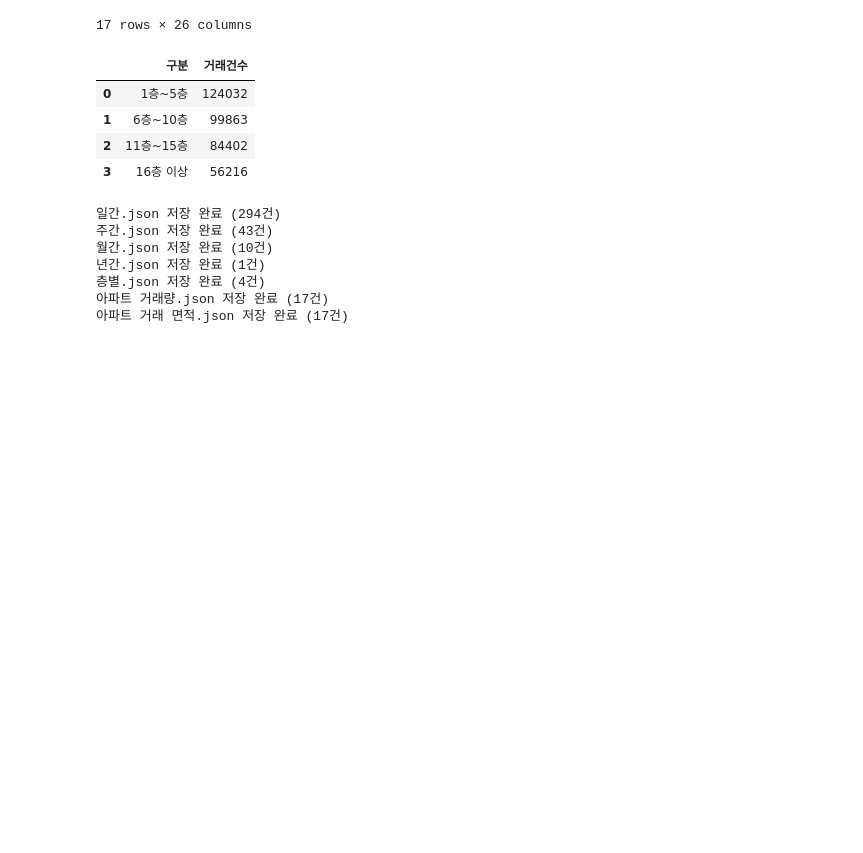
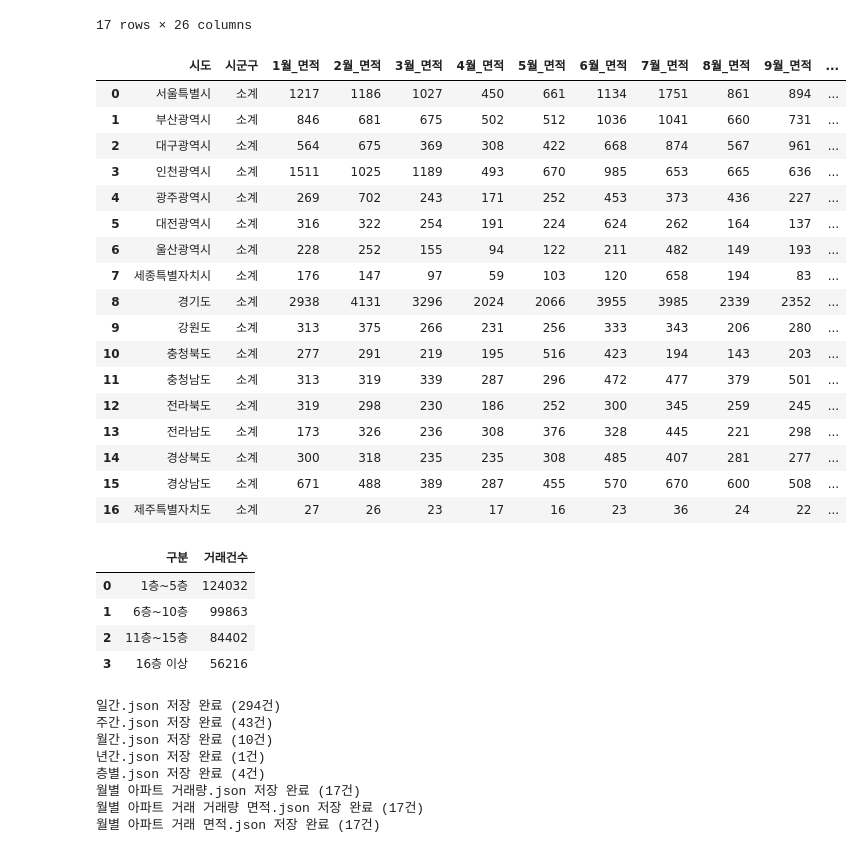
Before and after one commit to 2025-DongA-1/data-home, a Jupyter notebook: py/tojson.ipynb, the cells around one changed output. Saved outputs shown, nothing was run; the diff lists cells and outputs as text; code cells hidden in the pictures; blank space fills up the shorter version.

```diff
--- a/py/tojson.ipynb
+++ b/py/tojson.ipynb
@@ -77,6 +98,28 @@ monthly_area_result
 | 15 | 경상남도 | 소계 | 8962 | 671 | 7322 | 488 | 5464 | 389 | 4040 | 287 | ... | ... |
 | 16 | 제주특별자치도 | 소계 | 415 | 27 | 366 | 26 | 333 | 23 | 247 | 17 | ... | ... |
 17 rows × 26 columns
+# %%
+monthly_area_r_result = monthly_area_result.loc[:,['시도','시군구','1월_면적','2월_면적','3월_면적','4월_면적','5월_면적','6월_면적','7월_면적','8월_면적','9월_면적','10월_면적','11월_면적','12월_면적']]
+monthly_area_r_result
+# %% [output]
+|  | 시도 | 시군구 | 1월_면적 | 2월_면적 | 3월_면적 | 4월_면적 | 5월_면적 | 6월_면적 | 7월_면적 | 8월_면적 | 9월_면적 | ... |
+| 0 | 서울특별시 | 소계 | 1217 | 1186 | 1027 | 450 | 661 | 1134 | 1751 | 861 | 894 | ... |
+| 1 | 부산광역시 | 소계 | 846 | 681 | 675 | 502 | 512 | 1036 | 1041 | 660 | 731 | ... |
+| 2 | 대구광역시 | 소계 | 564 | 675 | 369 | 308 | 422 | 668 | 874 | 567 | 961 | ... |
+| 3 | 인천광역시 | 소계 | 1511 | 1025 | 1189 | 493 | 670 | 985 | 653 | 665 | 636 | ... |
+| 4 | 광주광역시 | 소계 | 269 | 702 | 243 | 171 | 252 | 453 | 373 | 436 | 227 | ... |
+| 5 | 대전광역시 | 소계 | 316 | 322 | 254 | 191 | 224 | 624 | 262 | 164 | 137 | ... |
+| 6 | 울산광역시 | 소계 | 228 | 252 | 155 | 94 | 122 | 211 | 482 | 149 | 193 | ... |
+| 7 | 세종특별자치시 | 소계 | 176 | 147 | 97 | 59 | 103 | 120 | 658 | 194 | 83 | ... |
+| 8 | 경기도 | 소계 | 2938 | 4131 | 3296 | 2024 | 2066 | 3955 | 3985 | 2339 | 2352 | ... |
+| 9 | 강원도 | 소계 | 313 | 375 | 266 | 231 | 256 | 333 | 343 | 206 | 280 | ... |
+| 10 | 충청북도 | 소계 | 277 | 291 | 219 | 195 | 516 | 423 | 194 | 143 | 203 | ... |
+| 11 | 충청남도 | 소계 | 313 | 319 | 339 | 287 | 296 | 472 | 477 | 379 | 501 | ... |
+| 12 | 전라북도 | 소계 | 319 | 298 | 230 | 186 | 252 | 300 | 345 | 259 | 245 | ... |
+| 13 | 전라남도 | 소계 | 173 | 326 | 236 | 308 | 376 | 328 | 445 | 221 | 298 | ... |
+| 14 | 경상북도 | 소계 | 300 | 318 | 235 | 235 | 308 | 485 | 407 | 281 | 277 | ... |
+| 15 | 경상남도 | 소계 | 671 | 488 | 389 | 287 | 455 | 570 | 670 | 600 | 508 | ... |
+| 16 | 제주특별자치도 | 소계 | 27 | 26 | 23 | 17 | 16 | 23 | 36 | 24 | 22 | ... |
 # %%
 ffff=flo.floor_home(df['층'])
 ffff
@@ -108,8 +152,9 @@ output = {
     "월간": month_result.to_dict(orient='records'),
     "년간": year_result.to_dict(orient='records'),
     "층별": floor_result.to_dict(orient='records'),
-    "아파트 거래량": monthly_volume_result.to_dict(orient='records'),
-    "아파트 거래 면적": monthly_area_result.to_dict(orient='records')
+    "월별 아파트 거래량": monthly_volume_result.to_dict(orient='records'),
+    "월별 아파트 거래 거래량 면적": monthly_area_result.to_dict(orient='records'),
+    "월별 아파트 거래 면적": monthly_area_r_result.to_dict(orient='records')
 }
 
 # 각 항목별 JSON 파일 저장 (현재 폴더에 저장)
@@ -124,5 +169,6 @@ for key, value in output.items():
 월간.json 저장 완료 (10건)
 년간.json 저장 완료 (1건)
 층별.json 저장 완료 (4건)
-아파트 거래량.json 저장 완료 (17건)
-아파트 거래 면적.json 저장 완료 (17건)
+월별 아파트 거래량.json 저장 완료 (17건)
+월별 아파트 거래 거래량 면적.json 저장 완료 (17건)
+월별 아파트 거래 면적.json 저장 완료 (17건)
```
Also changed, not shown: parts of 2 cells of this notebook, 8 other files.
